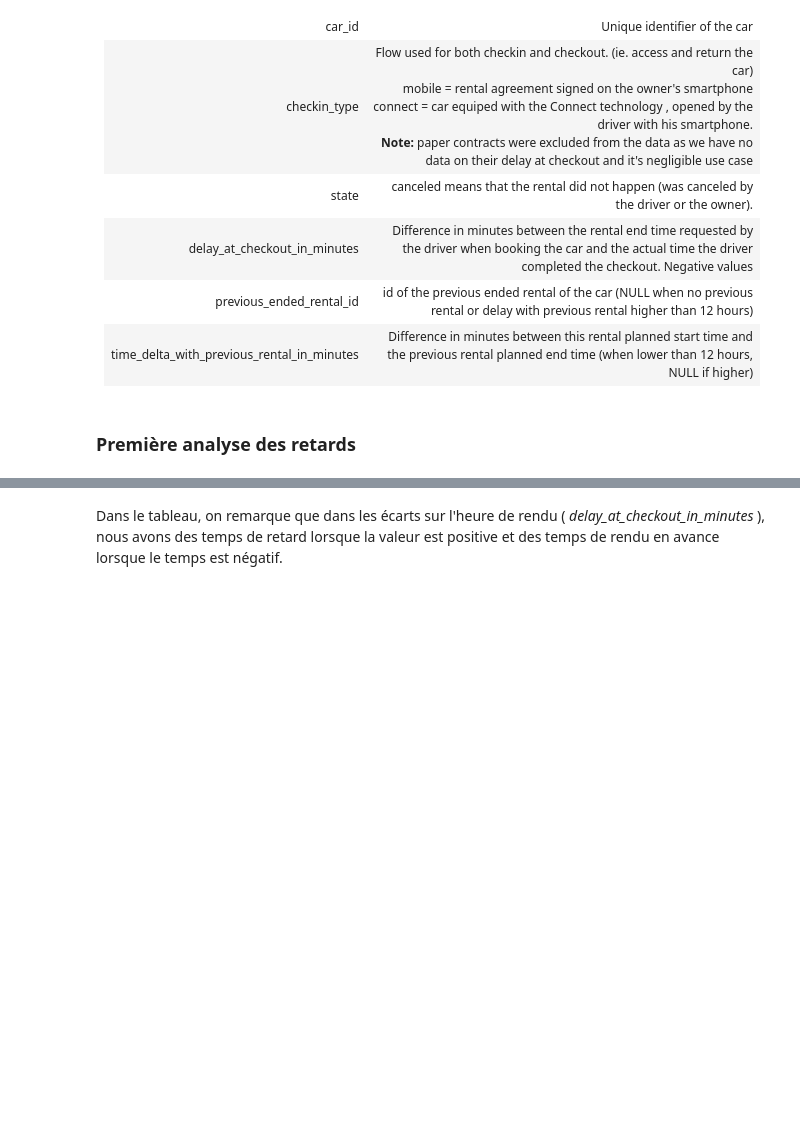
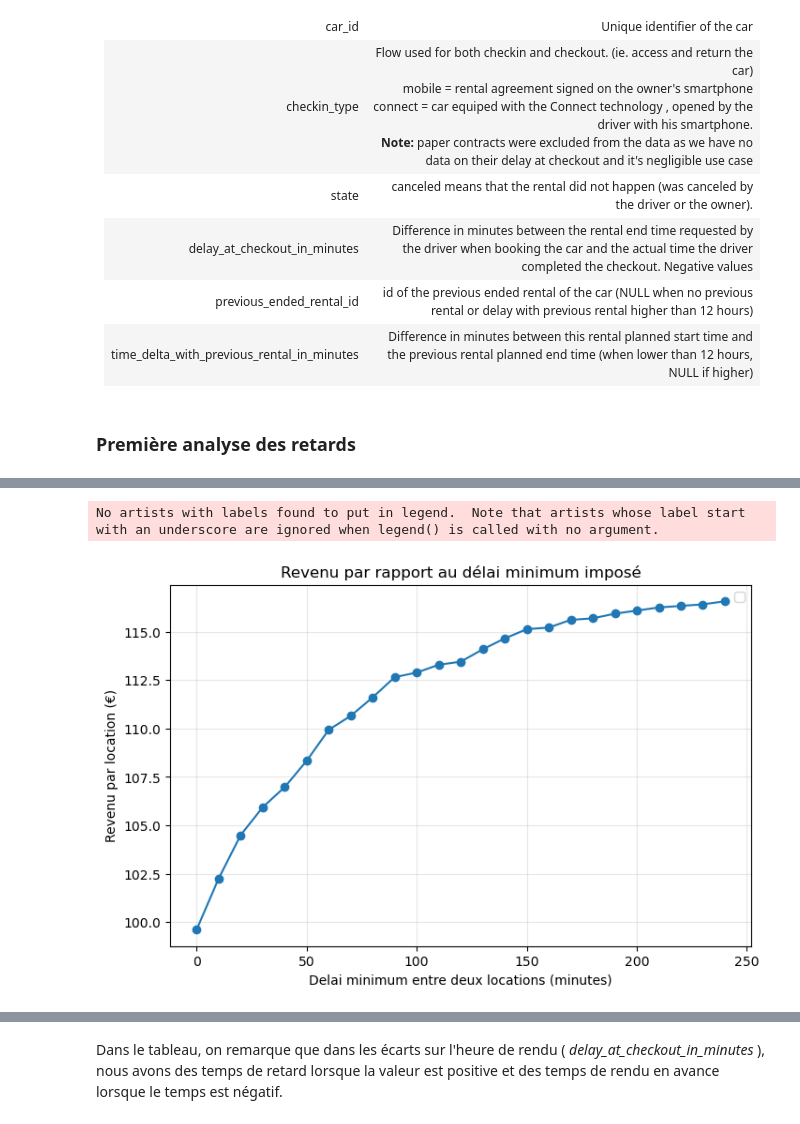
Before and after one commit to pradelf/getaround, a Jupyter notebook: notebooks/02_Getaround_eda.ipynb, the cells around one changed output, grey strips where cells are left out. Saved outputs shown, nothing was run; the diff lists cells and outputs as text; code cells hidden in the pictures; blank space fills up the shorter version.

```diff
--- a/notebooks/02_Getaround_eda.ipynb
+++ b/notebooks/02_Getaround_eda.ipynb
@@ -645,0 +853,12 @@ print(f" il y a {len(delays_df['car_id'].unique())} voitures dans le dataset de
+# %%
+plt.figure(figsize=(8, 5))
+plt.plot(delai_results["delai_min"], delai_results["revenue_eur"], marker="o")
+plt.xlabel("Delai minimum entre deux locations (minutes)")
+plt.ylabel("Revenu par location (€)")
+plt.title("Revenu par rapport au délai minimum imposé")
+plt.grid(True, alpha=0.3)
+plt.legend()
+plt.show()
+# %% [output]
+No artists with labels found to put in legend.  Note that artists whose label start with an underscore are ignored when legend() is called with no argument.
+[figure, added]
```
Also changed, not shown: parts of 36 cells of this notebook, 8 other files.
